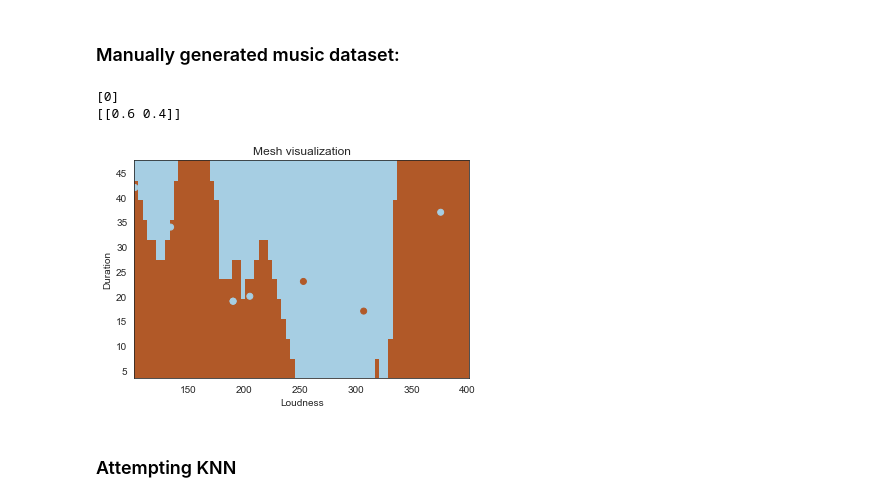
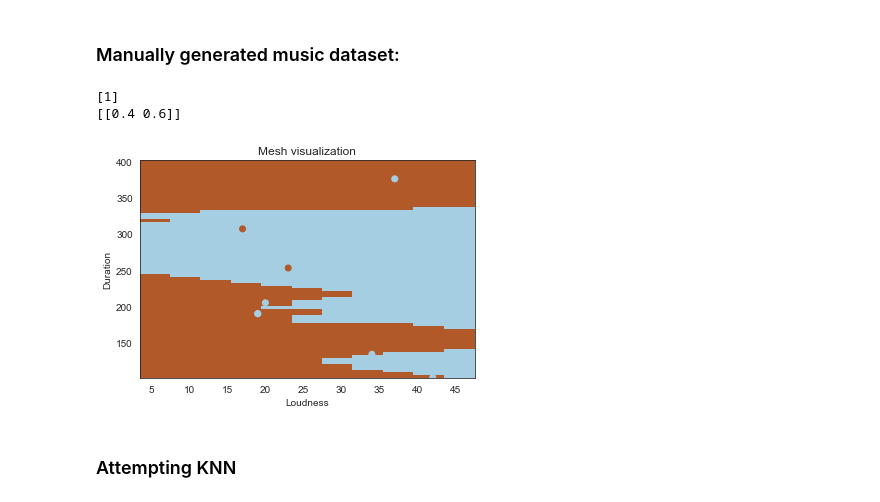
Before and after one commit to MitchellEwing/Drills, a Jupyter notebook: bootcamp/unit3/similarityModels/nearestNeighborAlgorithm.ipynb, the cells around one changed output. Saved outputs shown, nothing was run; the diff lists cells and outputs as text; code cells hidden in the pictures.

```diff
--- a/bootcamp/unit3/similarityModels/nearestNeighborAlgorithm.ipynb
+++ b/bootcamp/unit3/similarityModels/nearestNeighborAlgorithm.ipynb
@@ -157,7 +157,7 @@ neighbors.fit(X,Y)
 neighbors.predict([[24, 190]])
 
 neighbors = KNeighborsClassifier(n_neighbors=5)
-X = music[['duration', 'loudness']]
+X = music[['loudness', 'duration']]
 Y = music.jazz
 neighbors.fit(X,Y)
 
@@ -172,35 +172,35 @@ Y = np.array(Y)
 h = 4.0
 
 # Plot the decision boundary. We assign a color to each point in the mesh.
 x_min = X[:, 0].min() - .5
 x_max = X[:, 0].max() + .5
 y_min = X[:, 1].min() - .5
 y_max = X[:, 1].max() + .5
 xx, yy = np.meshgrid(
     np.arange(x_min, x_max, h),
     np.arange(y_min, y_max, h)
 )
 Z = neighbors.predict(np.c_[xx.ravel(), yy.ravel()])
 
 # Put the result into a color plot.
 Z = Z.reshape(xx.shape)
 plt.figure(1, figsize=(6, 4))
 plt.set_cmap(plt.cm.Paired)
 plt.pcolormesh(xx, yy, Z)
 
 # Add the training points to the plot.
 plt.scatter(X[:, 0], X[:, 1], c=Y)
 plt.xlabel('Loudness')
 plt.ylabel('Duration')
 plt.title('Mesh visualization')
 
 plt.xlim(xx.min(), xx.max())
 plt.ylim(yy.min(), yy.max())
 
 plt.show()
 # %% [output]
-[0]
-[[0.6 0.4]]
+[1]
+[[0.4 0.6]]
-[figure, old version]
+[figure, new version]
 # %% [markdown]
 ### Attempting KNN
```
Also changed, not shown: parts of 5 cells of this notebook.
